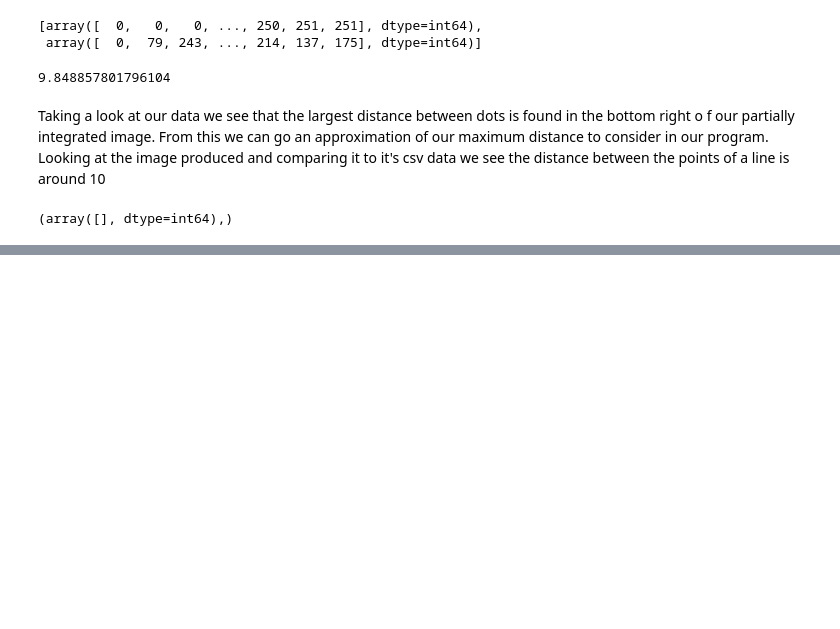
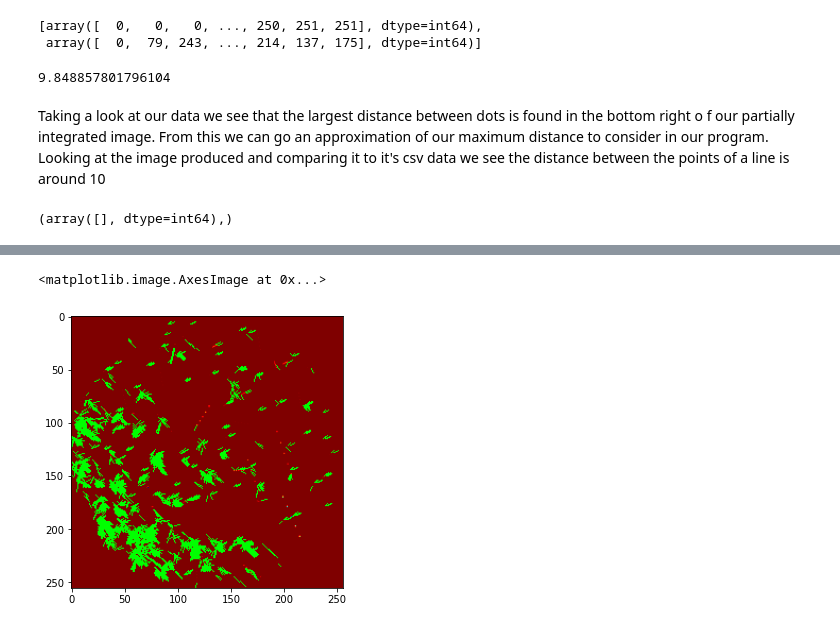
Before and after one commit to AstroStew/ESS5010-Assignment3, a Jupyter notebook: ESS5010Assignment3 Outline.ipynb, the cells around one changed output, grey strips where cells are left out. Drawn from its saved outputs; the diff is of its cells as text; code cells hidden in the pictures; blank space fills up the shorter version.

```diff
--- a/ESS5010Assignment3 Outline.ipynb
+++ b/ESS5010Assignment3 Outline.ipynb
@@ -836,0 +897,14 @@ import collections
+# %%
+np_Line_array=np.array(Line_array)
+
+reduced_Line_array=np_Line_array[(np_Line_array[:,0]-np_Line_array[:,2]!=0)&(np_Line_array[:,1]-np_Line_array[:,3]!=0)]
+#deletes points-- distance between x points and y points is 0
+
+reduced_Line_list=reduced_Line_array.tolist()
+VectorFiltering=cv.imread('mean_partial_img_data.png')
+for i in range(0,np.shape(reduced_Line_array.tolist())[0]):
+    cv.line(VectorFiltering,(reduced_Line_list[i][0],reduced_Line_list[i][1]),(reduced_Line_list[i][2],reduced_Line_list[i][3]),(0,255,0),1)
+plt.imshow(VectorFiltering)
+# %% [output]
+<matplotlib.image.AxesImage at 0x...>
+[figure, added]
```
Also changed, not shown: parts of 140 cells of this notebook, 1 other file.
